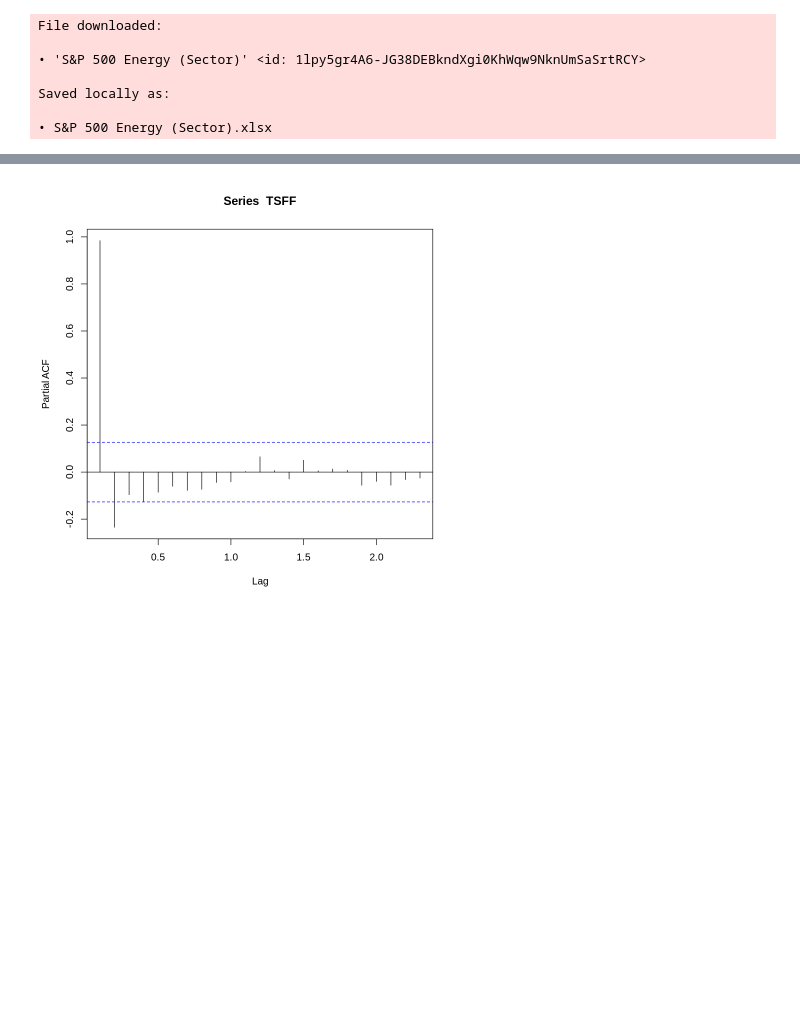
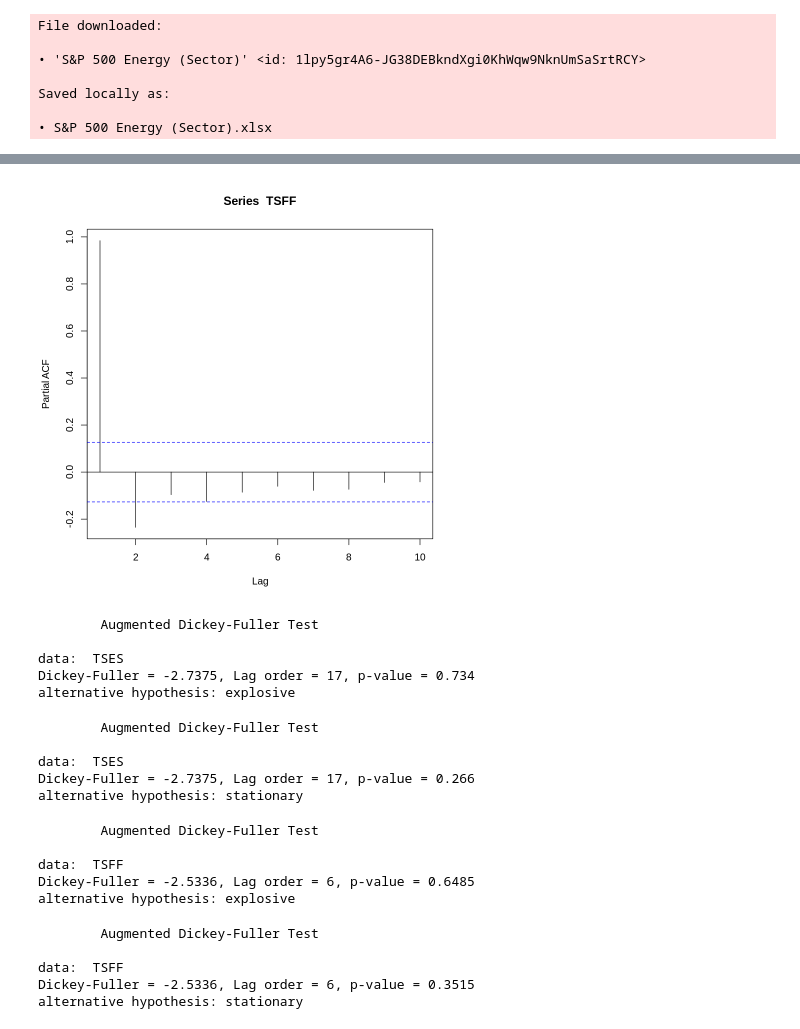
Before and after one commit to EstelleSimon/ECONOMETRIE_projet, a Jupyter notebook: Econometrie_projet.ipynb, the cells around one changed output, grey strips where cells are left out. Saved outputs shown, nothing was run; the diff lists cells and outputs as text; code cells hidden in the pictures; blank space fills up the shorter version.

```diff
--- a/Econometrie_projet.ipynb
+++ b/Econometrie_projet.ipynb
@@ -119,0 +150,7 @@ acf(TSFF)
+# %%
+TSFF <- ts(FEDFUND$DataFF)
+
+autocorrelation <-acf(TSFF, lag.max = 10)
+
+autocorrelation$acf
+plot(autocorrelation$acf, type = "h", xlab = "Lag", ylab = "Autocorrelation", main = "Graphique de l'autocorrélation")
@@ -120,4 +174,37 @@ acf(TSFF)
 # %%
-pacf(TSFF)
+pacf(TSFF, lag.max=10)
 # %% [output]
-[figure, old version]
+[figure, new version]
+# %%
+library(tseries)
+adf.test(TSES, alternative = "explosive")
+# %% [output]
+        Augmented Dickey-Fuller Test
+
+data:  TSES
+Dickey-Fuller = -2.7375, Lag order = 17, p-value = 0.734
+alternative hypothesis: explosive
+# %%
+adf.test(TSES, alternative = "stationary")
+# %% [output]
+        Augmented Dickey-Fuller Test
+
+data:  TSES
+Dickey-Fuller = -2.7375, Lag order = 17, p-value = 0.266
+alternative hypothesis: stationary
+# %%
+adf.test(TSFF, alternative = "explosive")
+# %% [output]
+        Augmented Dickey-Fuller Test
+
+data:  TSFF
+Dickey-Fuller = -2.5336, Lag order = 6, p-value = 0.6485
+alternative hypothesis: explosive
+# %%
+adf.test(TSFF, alternative = "stationary")
+# %% [output]
+        Augmented Dickey-Fuller Test
+
+data:  TSFF
+Dickey-Fuller = -2.5336, Lag order = 6, p-value = 0.3515
+alternative hypothesis: stationary
```
Also changed, not shown: parts of 11 cells of this notebook.
